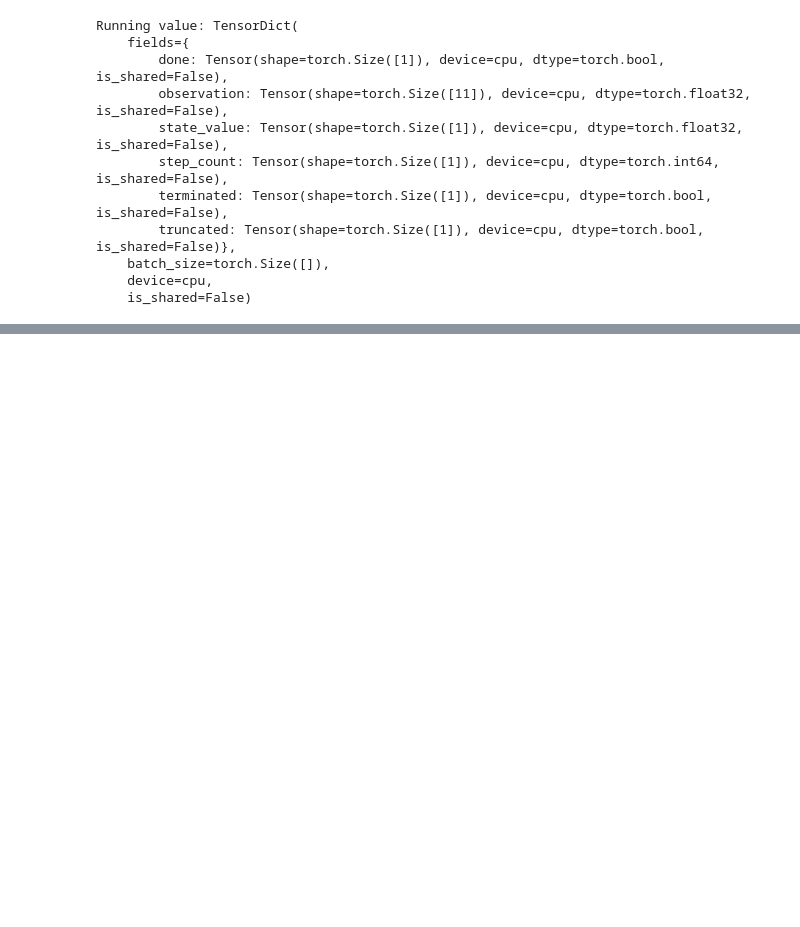
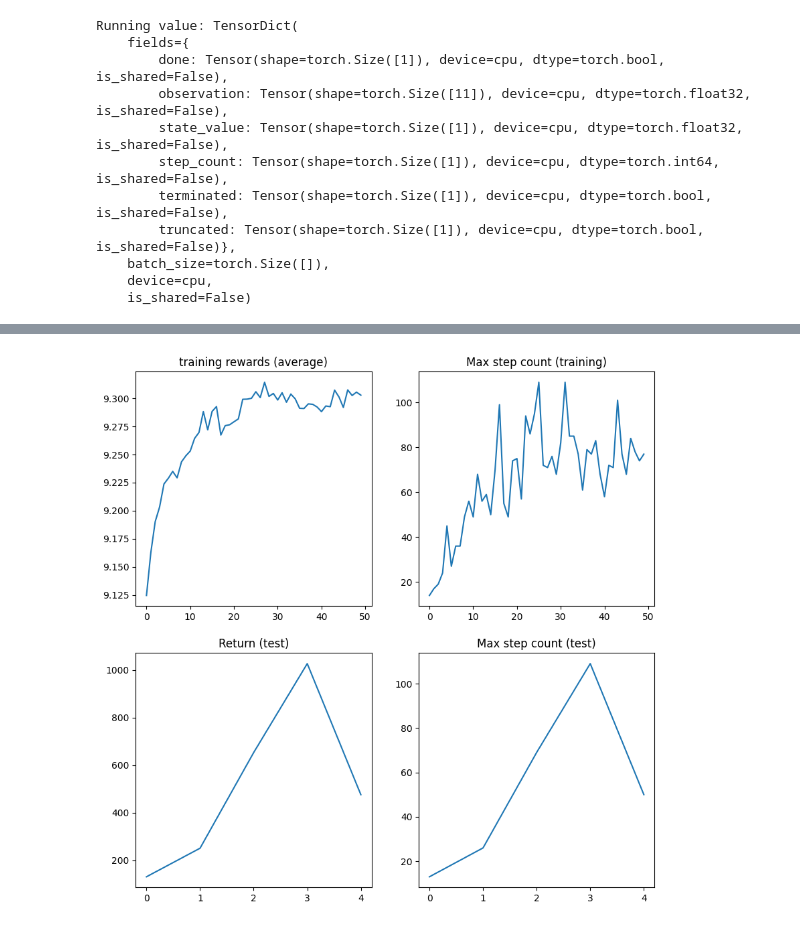
Before and after one commit to mariakolyachko/torchrl-ppo-inverted-double-pendulum, a Jupyter notebook: inverted-double-pendulum-task.ipynb, the cells around one changed output, grey strips where cells are left out. Drawn from its saved outputs; the diff is of its cells as text; code cells hidden in the pictures; blank space fills up the shorter version.

Commit message:
Add a training loop

```diff
--- a/inverted-double-pendulum-task.ipynb
+++ b/inverted-double-pendulum-task.ipynb
@@ -222,0 +341,17 @@ Running value: TensorDict(
+# %%
+plt.figure(figsize=(10, 10))
+plt.subplot(2, 2, 1)
+plt.plot(logs["reward"])
+plt.title("training rewards (average)")
+plt.subplot(2, 2, 2)
+plt.plot(logs["step_count"])
+plt.title("Max step count (training)")
+plt.subplot(2, 2, 3)
+plt.plot(logs["eval reward (sum)"])
+plt.title("Return (test)")
+plt.subplot(2, 2, 4)
+plt.plot(logs["eval step_count"])
+plt.title("Max step count (test)")
+plt.show()
+# %% [output]
+[figure, added]
```
Also changed, not shown: parts of 6 cells of this notebook.
